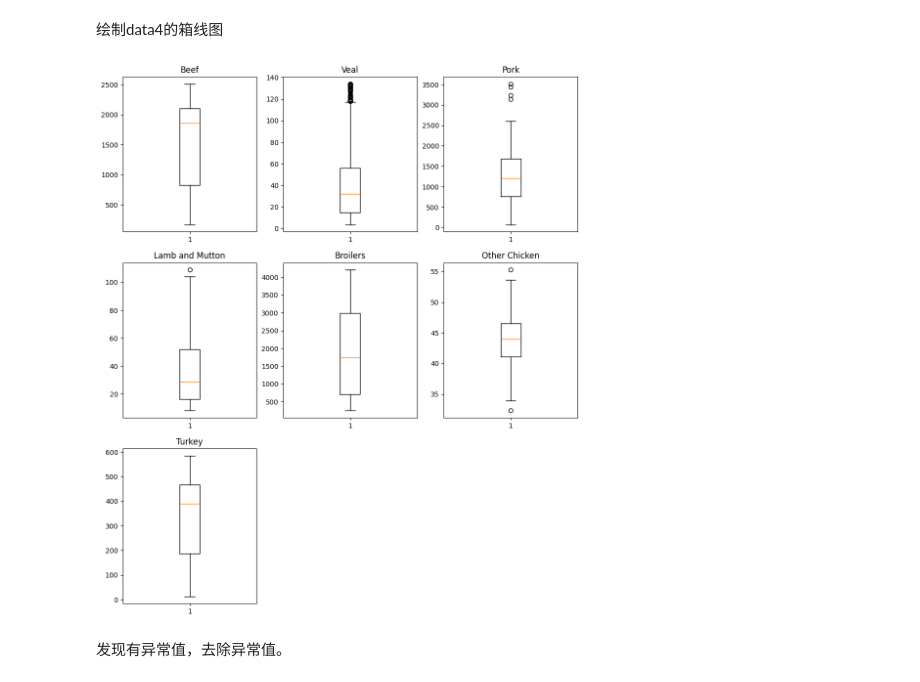
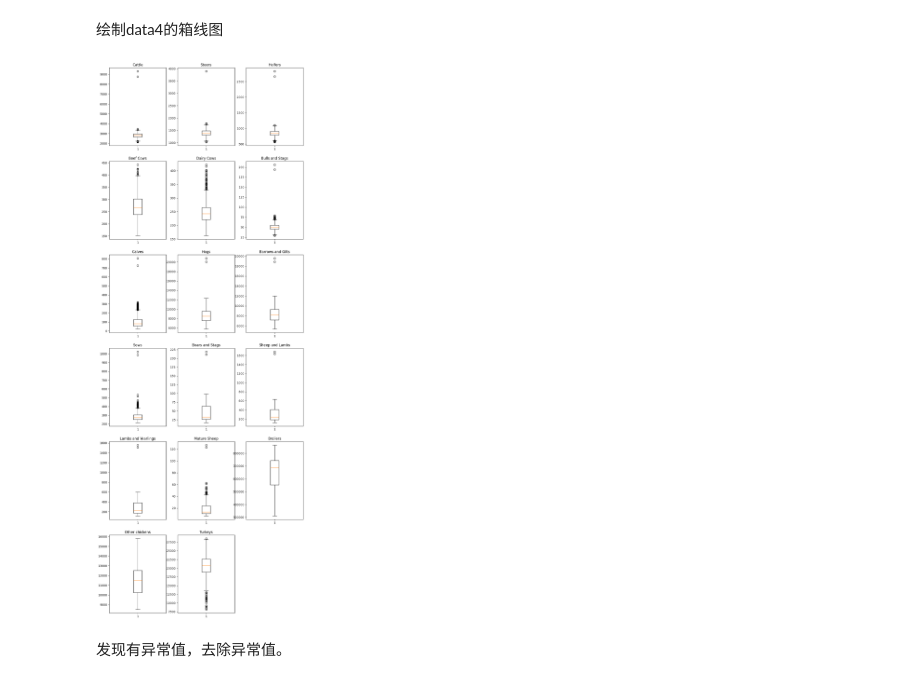
Before and after one commit to largeface-cat/datathon-team30, a Jupyter notebook: update data of meat.ipynb, the cells around one changed output. Drawn from its saved outputs; the diff is of its cells as text; code cells hidden in the pictures.

Commit message:
data meat modify

```diff
--- a/update data of meat.ipynb
+++ b/update data of meat.ipynb
@@ -99,9 +101,9 @@ def animal_boxplot(data):
 # %% [markdown]
 绘制data4的箱线图
 # %%
-animal_boxplot(data3)
+animal_boxplot(data4)
 # %% [output]
-[figure, old version]
+[figure, new version]
 # %% [markdown]
 发现有异常值，去除异常值。
 # %%
```
Also changed, not shown: parts of 11 cells of this notebook, 4 other files.
